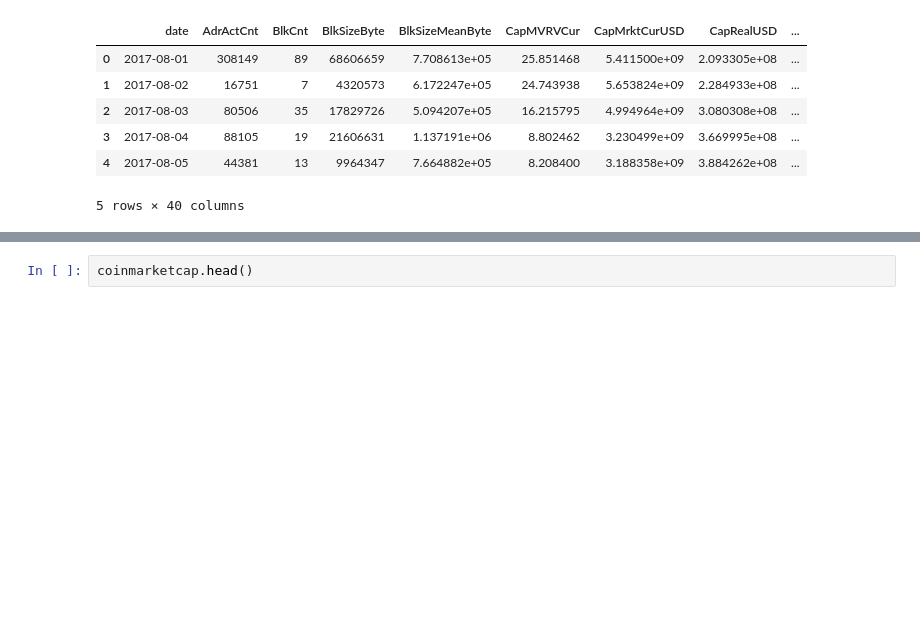
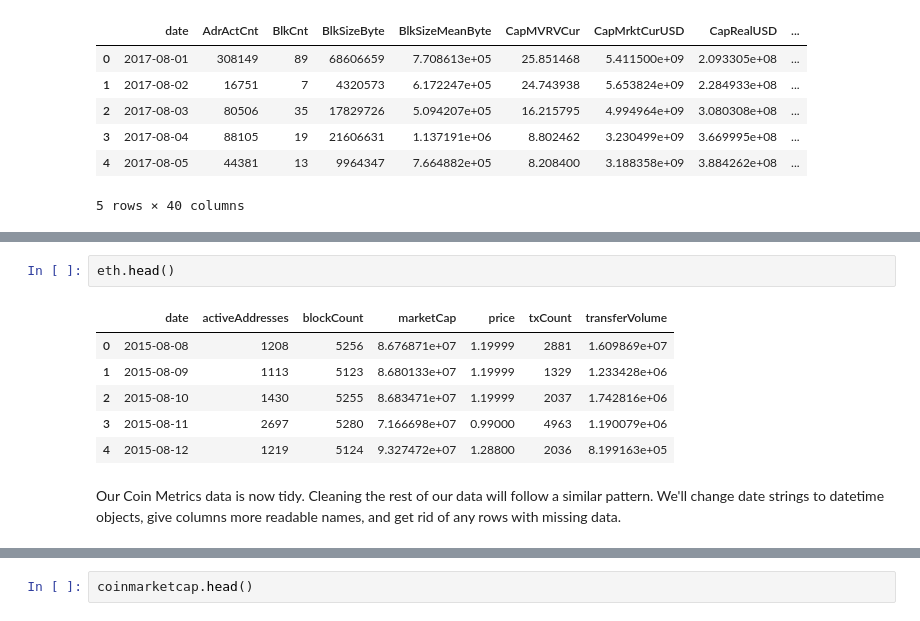
Before and after one commit to jcastrence/jcastrence.github.io, a Jupyter notebook: data_science_tutorial.ipynb, the cells around one changed output, grey strips where cells are left out. Saved outputs shown, nothing was run; the diff lists cells and outputs as text; blank space fills up the shorter version.

```diff
--- a/data_science_tutorial.ipynb
+++ b/data_science_tutorial.ipynb
@@ -208,0 +225,13 @@ ltc.head()
+# %%
+eth.head()
+# %% [output]
+|  | date | activeAddresses | blockCount | marketCap | price | txCount | transferVolume |
+| 0 | 2015-08-08 | 1208 | 5256 | 8.676871e+07 | 1.19999 | 2881 | 1.609869e+07 |
+| 1 | 2015-08-09 | 1113 | 5123 | 8.680133e+07 | 1.19999 | 1329 | 1.233428e+06 |
+| 2 | 2015-08-10 | 1430 | 5255 | 8.683471e+07 | 1.19999 | 2037 | 1.742816e+06 |
+| 3 | 2015-08-11 | 2697 | 5280 | 7.166698e+07 | 0.99000 | 4963 | 1.190079e+06 |
+| 4 | 2015-08-12 | 1219 | 5124 | 9.327472e+07 | 1.28800 | 2036 | 8.199163e+05 |
+# %% [markdown]
+<p>
+Our Coin Metrics data is now tidy. Cleaning the rest of our data will follow a similar pattern. We'll change date strings to datetime objects, give columns more readable names, and get rid of any rows with missing data.
+</p>
```
Also changed, not shown: parts of 26 cells of this notebook, 1 other file.
